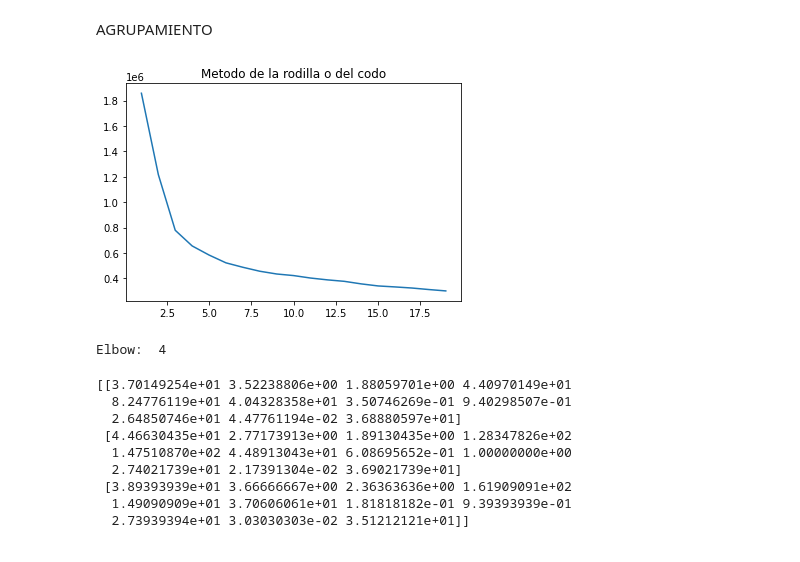
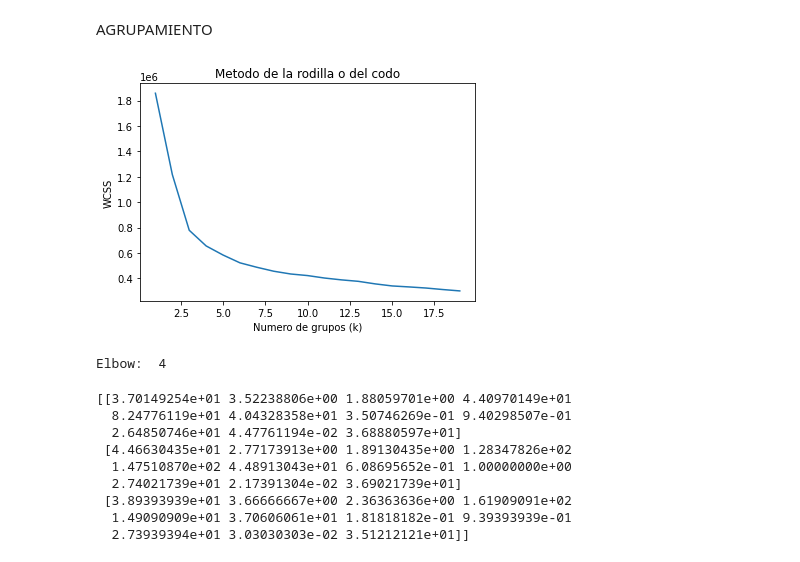
Before and after one commit to pauNancy21/Tareas-Ciencia-Datos, a Jupyter notebook: Código_fuente_ASE_I_NPGR.ipynb, the cells around one changed output. Drawn from its saved outputs; the diff is of its cells as text; code cells hidden in the pictures.

```diff
--- a/Código_fuente_ASE_I_NPGR.ipynb
+++ b/Código_fuente_ASE_I_NPGR.ipynb
@@ -294,25 +294,25 @@ AGRUPAMIENTO
 # %%
 # get all features except the class
 data_clust = analisis_metro.loc[:, analisis_metro.columns != "class_label"]
 
 wcss = []
 
 for i in range(1,20):
   kmeans = KMeans(n_clusters = i, init = "k-means++", max_iter = 300,
                   n_init = 10, random_state = 2022)
   kmeans.fit(data_clust)
   wcss.append(kmeans.inertia_)
 
 plt.plot(range(1,20), wcss)
 plt.title("Metodo de la rodilla o del codo")
-#plt.xlabel("Numero de grupos (k)")
-#plt.ylabel("WCSS")
+plt.xlabel("Numero de grupos (k)")
+plt.ylabel("WCSS")
 plt.show()
 
 kl = KneeLocator(range(1,20), wcss, curve="convex", direction="decreasing")
 print("Elbow: ", kl.elbow)
 # %% [output]
-[figure, old version]
+[figure, new version]
 Elbow:  4
 # %%
 kmeans = KMeans(n_clusters=3,init="k-means++", max_iter=300,
```
Also changed, not shown: parts of 15 cells of this notebook.
